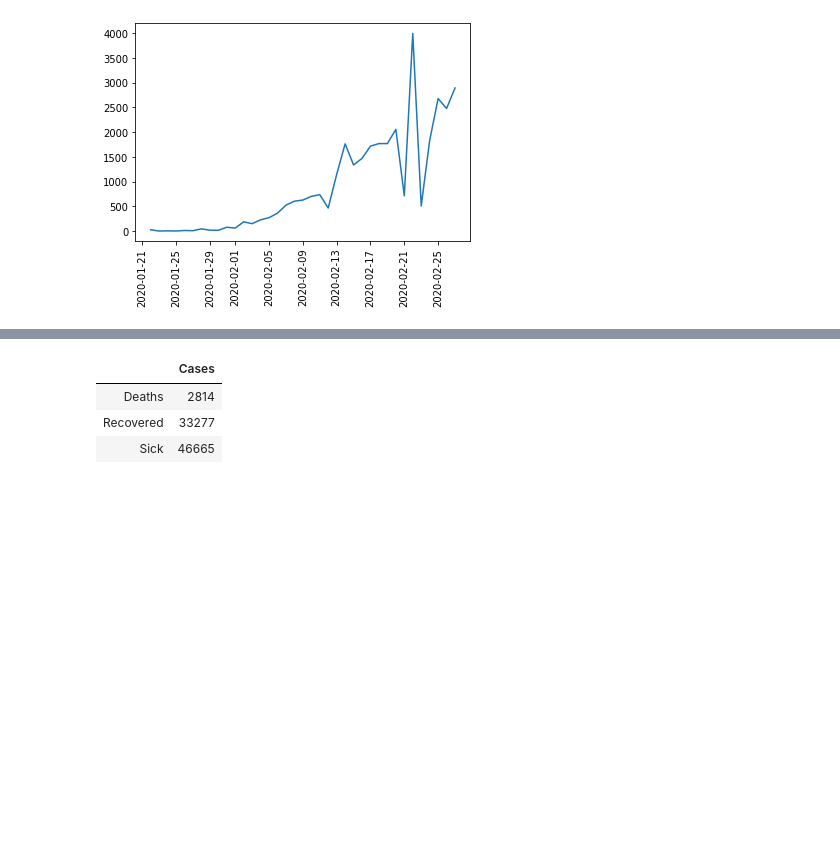
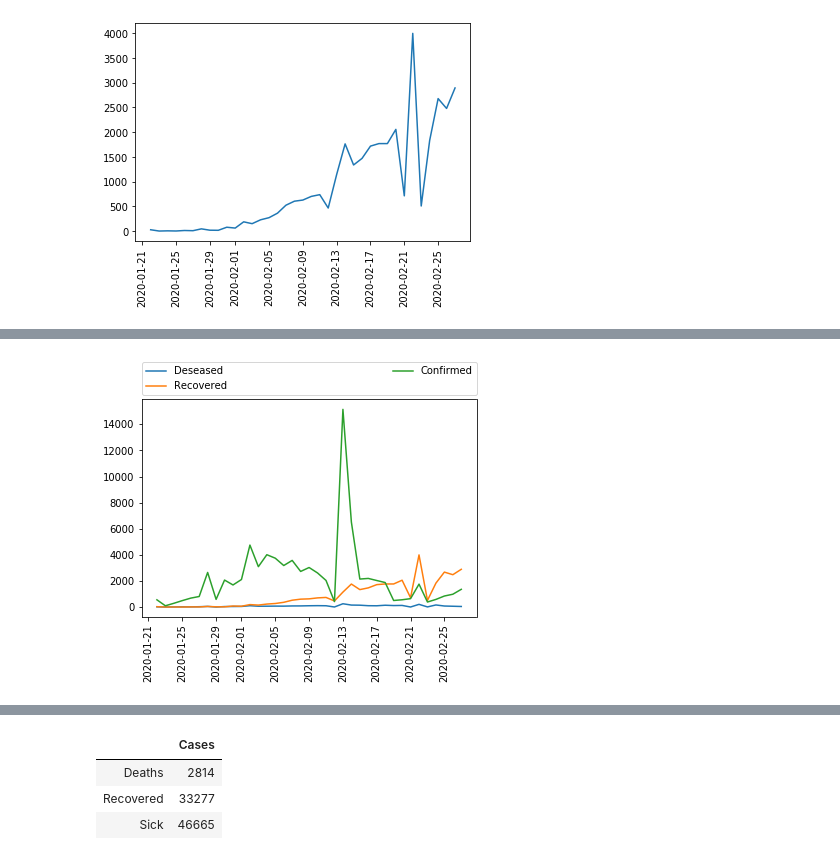
Before and after one commit to greciavm/Python_Project, a Jupyter notebook: ABEF/Coronavirus.ipynb, the cells around one changed output, grey strips where cells are left out. Drawn from its saved outputs; the diff is of its cells as text; code cells hidden in the pictures; blank space fills up the shorter version.

```diff
--- a/ABEF/Coronavirus.ipynb
+++ b/ABEF/Coronavirus.ipynb
@@ -241,3 +283,14 @@ plt.show()
+# %%
+plt.plot(time_pointsD, label="Deseased")
+plt.plot(time_pointsR, label="Recovered")
+plt.plot(time_pointsC, label="Confirmed")
+plt.xticks(rotation='vertical')
+plt.legend(bbox_to_anchor=(0., 1.02, 1., .102), loc='lower left',
+           ncol=2, mode="expand", borderaxespad=0.)
+fig.set_size_inches(18.5, 50)
+plt.show()
+# %% [output]
+[figure, added]
 # %%
 
 labels = ['G1', 'G2', 'G3', 'G4', 'G5']
```
Also changed, not shown: parts of 4 cells of this notebook.
